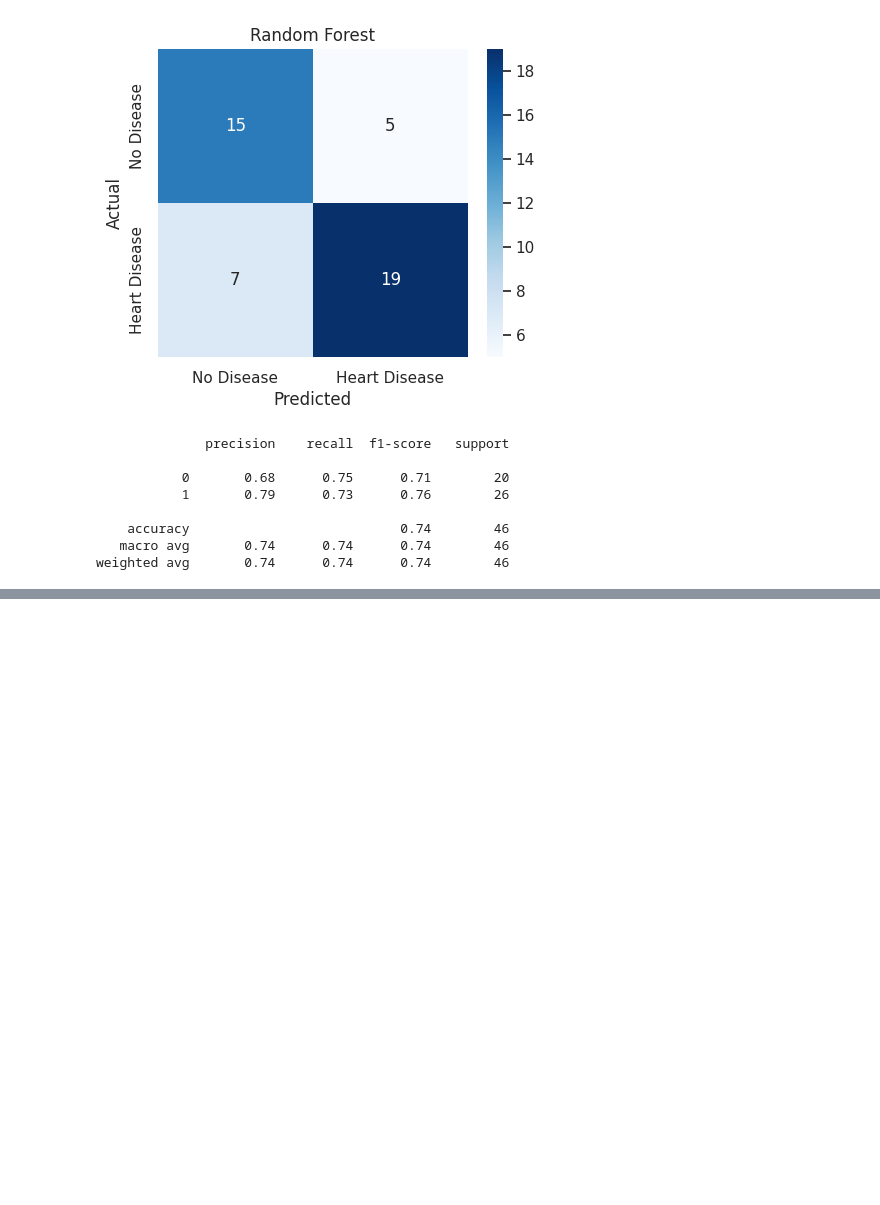
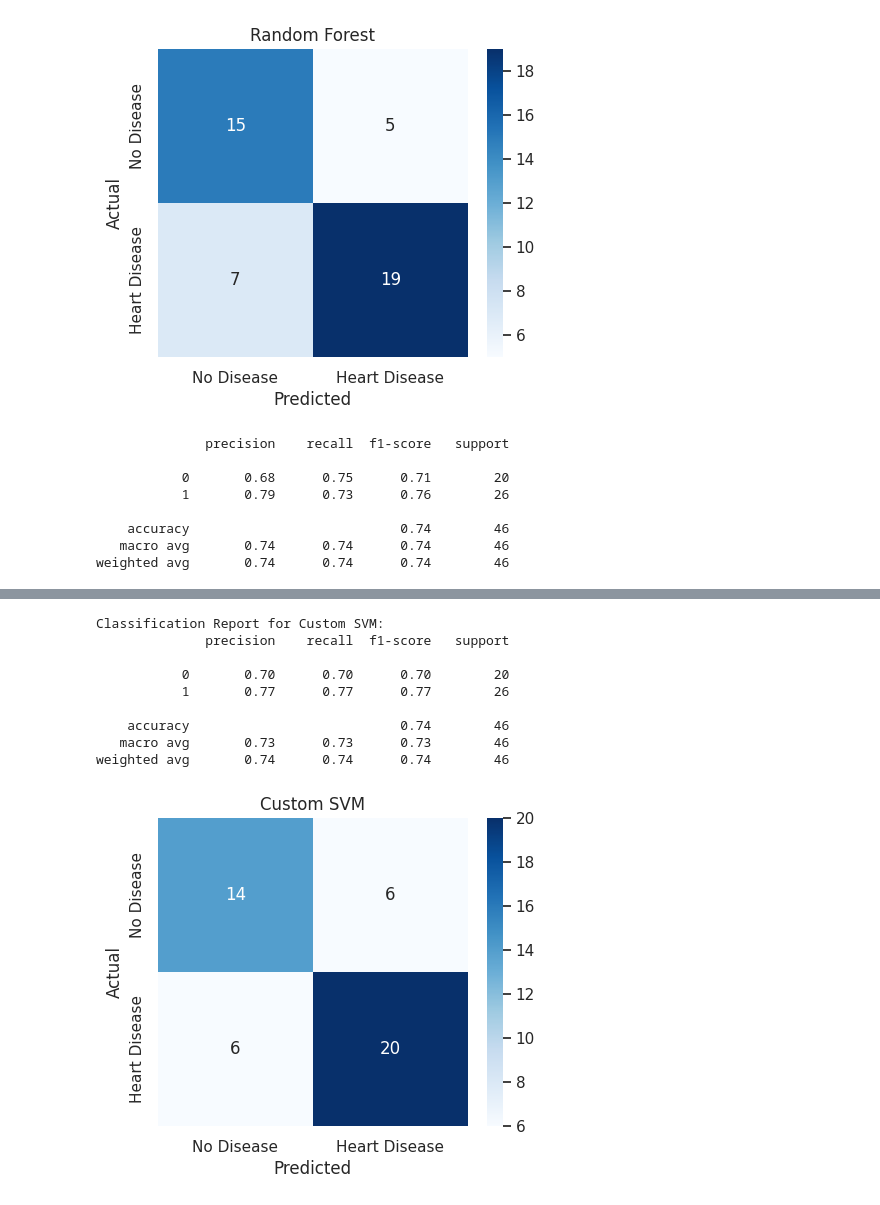
Before and after one commit to GudLukas/Lovelace-Team-Project, a Jupyter notebook: datacleanup.ipynb, the cells around one changed output, grey strips where cells are left out. Cells and saved outputs as stored; diff of their text form; code cells hidden in the pictures; blank space fills up the shorter version.

```diff
--- a/datacleanup.ipynb
+++ b/datacleanup.ipynb
@@ -371,0 +447,30 @@ Best Parameters found by Grid Search:
+# %%
+# Create an SVM model with manual parameters
+svm_model = SVC(C=12, kernel='rbf', gamma='scale', degree=10, shrinking=False, probability=True)
+
+# Fit the model
+svm_model.fit(X_train, y_train)
+y_predSVMCustom = svm_model.predict(X_test)
+print("\nClassification Report for Custom SVM:")
+print(classification_report(y_test, y_predSVMCustom))
+
+# Confusion Matrix for SVM with RBF Kernel
+plot_confusion_matrix(y_test, y_predSVMCustom, "Custom SVM")
+
+#C is the regularisation - higher fits training data closer but can lead to overfitting
+#kernel type
+#gamma - higher becomes more sensitive to individual training points can lead to overfitting
+#degree if kernel is poly,
+#shrinking, faster but less accurate if on
+#enables probability estimates
+# %% [output]
+Classification Report for Custom SVM:
+              precision    recall  f1-score   support
+
+           0       0.70      0.70      0.70        20
+           1       0.77      0.77      0.77        26
+
+    accuracy                           0.74        46
+   macro avg       0.73      0.73      0.73        46
+weighted avg       0.74      0.74      0.74        46
+[figure, added]
```
Also changed, not shown: parts of 4 cells of this notebook.
